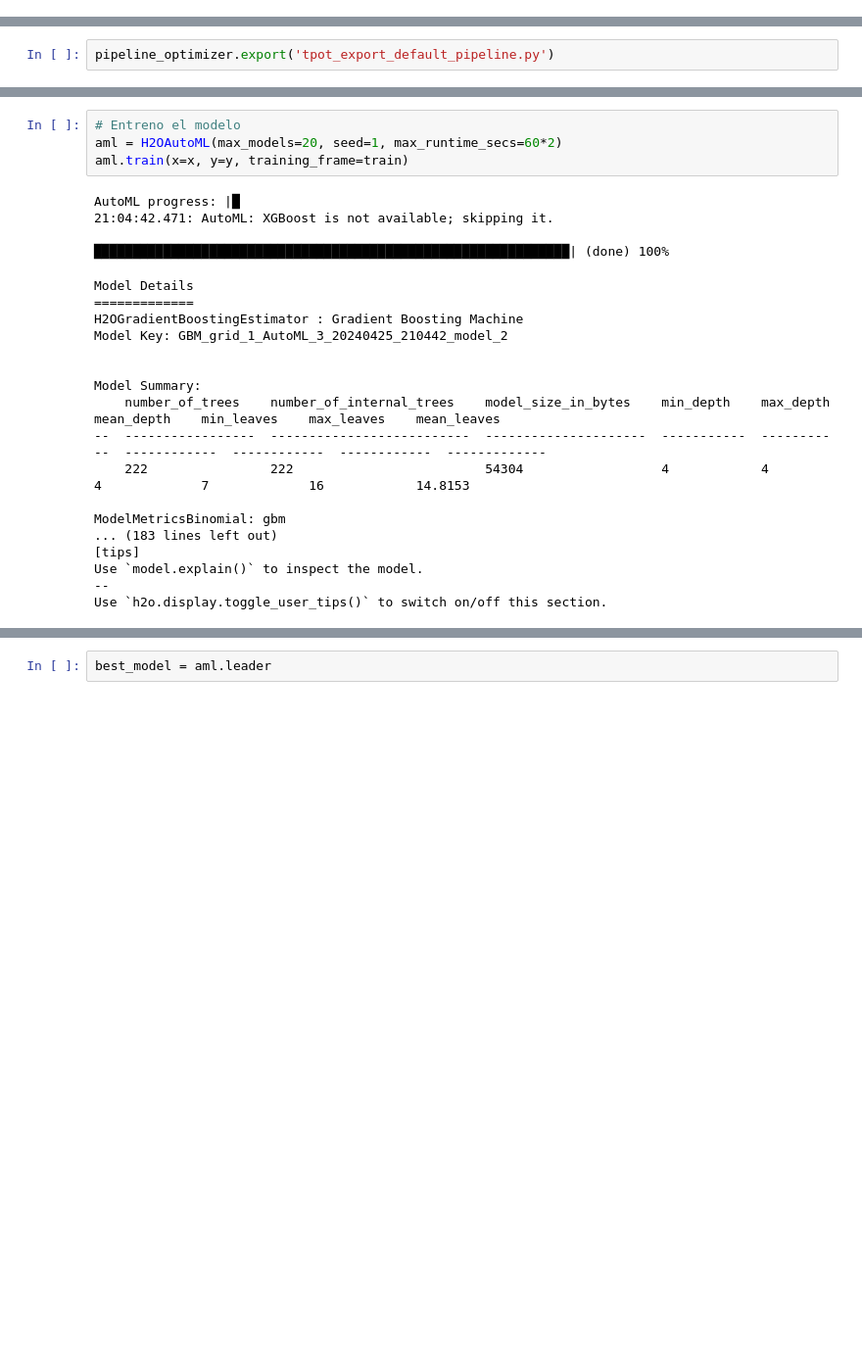
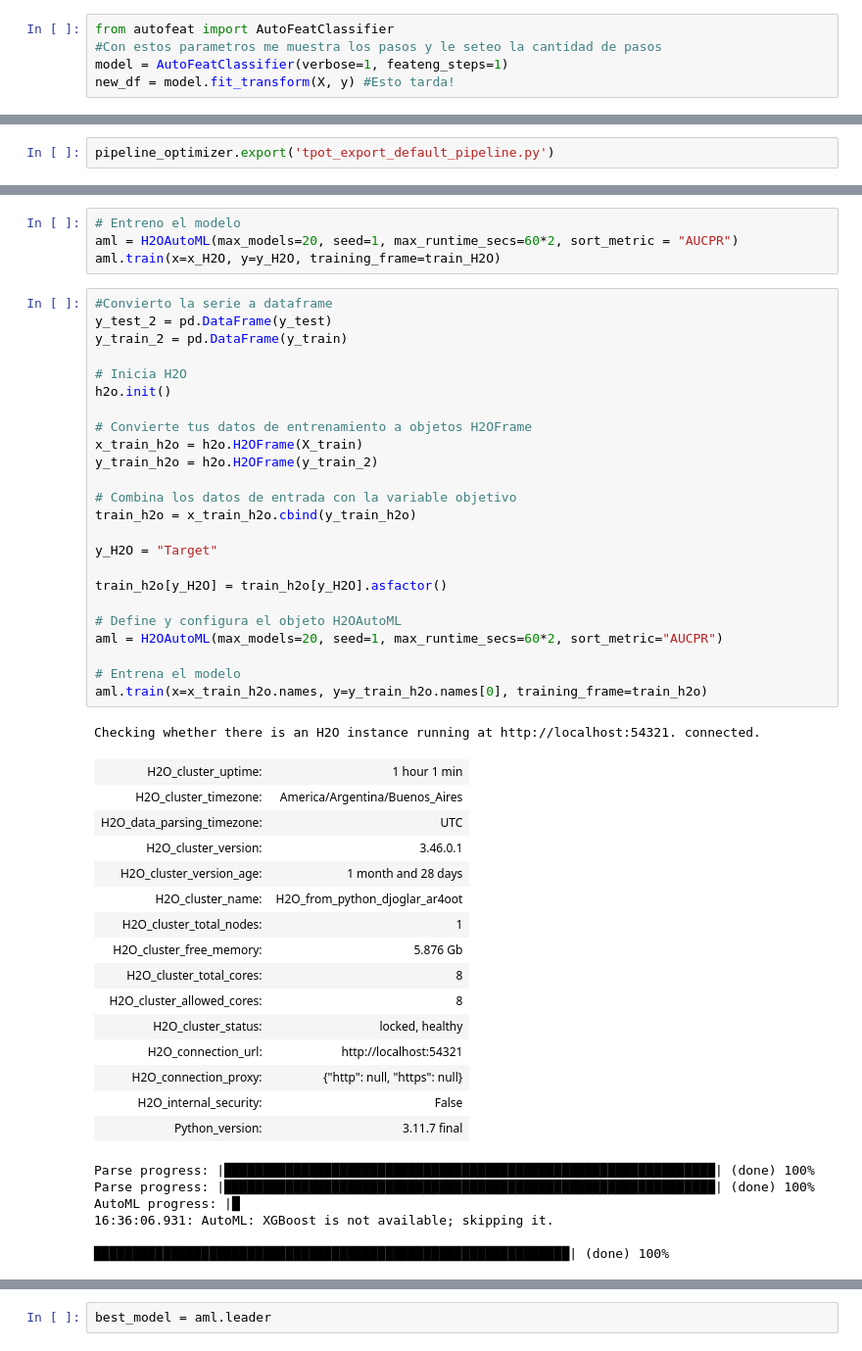
Before and after one commit to hernanifran/FAA, a Jupyter notebook: Maintenance_model.ipynb, the cells around one changed output, grey strips where cells are left out. Shown at 98% size. Drawn from its saved outputs; the diff is of its cells as text; blank space fills up the shorter version.

```diff
--- a/Maintenance_model.ipynb
+++ b/Maintenance_model.ipynb
@@ -136,0 +145,5 @@ feature_matrix.head()
+# %%
+from autofeat import AutoFeatClassifier
+#Con estos parametros me muestra los pasos y le seteo la cantidad de pasos
+model = AutoFeatClassifier(verbose=1, feateng_steps=1)
+new_df = model.fit_transform(X, y) #Esto tarda!
@@ -371,26 +345,51 @@ test[y] = test[y].asfactor()
 # %%
 # Entreno el modelo
-aml = H2OAutoML(max_models=20, seed=1, max_runtime_secs=60*2)
-aml.train(x=x, y=y, training_frame=train)
+aml = H2OAutoML(max_models=20, seed=1, max_runtime_secs=60*2, sort_metric = "AUCPR")
+aml.train(x=x_H2O, y=y_H2O, training_frame=train_H2O)
-# %% [output]
-AutoML progress: |█
-21:04:42.471: AutoML: XGBoost is not available; skipping it.
-
-██████████████████████████████████████████████████████████████| (done) 100%
-Model Details
-=============
-H2OGradientBoostingEstimator : Gradient Boosting Machine
-Model Key: GBM_grid_1_AutoML_3_20240425_210442_model_2
-
-
-Model Summary:
-    number_of_trees    number_of_internal_trees    model_size_in_bytes    min_depth    max_depth    mean_depth    min_leaves    max_leaves    mean_leaves
---  -----------------  --------------------------  ---------------------  -----------  -----------  ------------  ------------  ------------  -------------
-    222                222                         54304                  4            4            4             7             16            14.8153
-
-ModelMetricsBinomial: gbm
-... (183 lines left out)
-[tips]
-Use `model.explain()` to inspect the model.
---
-Use `h2o.display.toggle_user_tips()` to switch on/off this section.
+# %%
+#Convierto la serie a dataframe
+y_test_2 = pd.DataFrame(y_test)
+y_train_2 = pd.DataFrame(y_train)
+
+# Inicia H2O
+h2o.init()
+
+# Convierte tus datos de entrenamiento a objetos H2OFrame
+x_train_h2o = h2o.H2OFrame(X_train)
+y_train_h2o = h2o.H2OFrame(y_train_2)
+
+# Combina los datos de entrada con la variable objetivo
+train_h2o = x_train_h2o.cbind(y_train_h2o)
+
+y_H2O = "Target"
+
+train_h2o[y_H2O] = train_h2o[y_H2O].asfactor()
+
+# Define y configura el objeto H2OAutoML
+aml = H2OAutoML(max_models=20, seed=1, max_runtime_secs=60*2, sort_metric="AUCPR")
+
+# Entrena el modelo
+aml.train(x=x_train_h2o.names, y=y_train_h2o.names[0], training_frame=train_h2o)
+# %% [output]
+Checking whether there is an H2O instance running at http://localhost:54321. connected.
+| H2O_cluster_uptime: | 1 hour 1 min |
+| H2O_cluster_timezone: | America/Argentina/Buenos_Aires |
+| H2O_data_parsing_timezone: | UTC |
+| H2O_cluster_version: | 3.46.0.1 |
+| H2O_cluster_version_age: | 1 month and 28 days |
+| H2O_cluster_name: | H2O_from_python_djoglar_ar4oot |
+| H2O_cluster_total_nodes: | 1 |
+| H2O_cluster_free_memory: | 5.876 Gb |
+| H2O_cluster_total_cores: | 8 |
+| H2O_cluster_allowed_cores: | 8 |
+| H2O_cluster_status: | locked, healthy |
+| H2O_connection_url: | http://localhost:54321 |
+| H2O_connection_proxy: | {"http": null, "https": null} |
+| H2O_internal_security: | False |
+| Python_version: | 3.11.7 final |
+Parse progress: |████████████████████████████████████████████████████████████████| (done) 100%
+Parse progress: |████████████████████████████████████████████████████████████████| (done) 100%
+AutoML progress: |█
+16:36:06.931: AutoML: XGBoost is not available; skipping it.
+
+██████████████████████████████████████████████████████████████| (done) 100%
```
Also changed, not shown: parts of 90 cells of this notebook.
